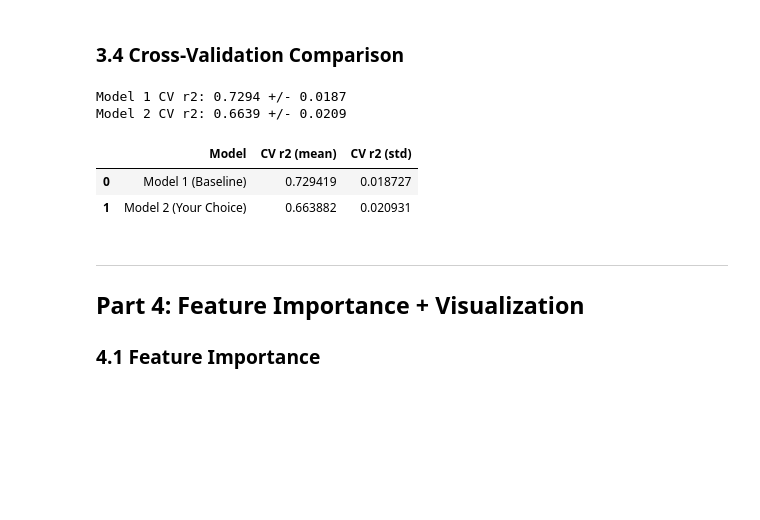
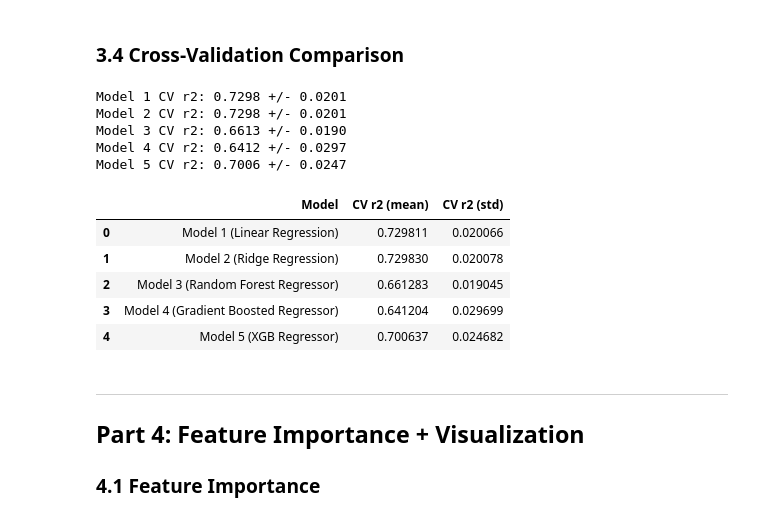
Before and after one commit to jiissung/ML_Prediction, a Jupyter notebook: Model_Analysis.ipynb, the cells around one changed output. Saved outputs shown, nothing was run; the diff lists cells and outputs as text; code cells hidden in the pictures; blank space fills up the shorter version.

```diff
--- a/Model_Analysis.ipynb
+++ b/Model_Analysis.ipynb
@@ -339,0 +327,23 @@ R2:   0.7192
+# %%
+ridge_alphas = [0.1, 0.5, 1.0, 5.0, 10.0, 50.0, 100.0]
+ridge_scores = []
+
+for alpha in ridge_alphas:
+    ridge = Ridge(alpha=alpha, random_state=42)
+    scores = cross_val_score(ridge, X_train, y_train, cv=5, scoring='r2')
+    ridge_scores.append(scores.mean())
+
+best_alpha = ridge_alphas[np.argmax(ridge_scores)]
+print(f"Best alpha: {best_alpha}")
+
+ridge_best = Ridge(alpha=best_alpha, random_state=42)
+ridge_best.fit(X_train, y_train)
+
+# Best Parameters
+y_pred_2 = ridge_best.predict(X_test)
+
+print('\nModel 2: Random Forest')
+
+print(f'RMSE: {np.sqrt(mean_squared_error(y_test, y_pred_2)):.4f}')
+print(f'MAE:  {mean_absolute_error(y_test, y_pred_2):.4f}')
+print(f'R2:   {r2_score(y_test, y_pred_2):.4f}')
@@ -340,34 +471,39 @@ R2:   0.7192
 # %% [markdown]
 ### 3.4 Cross-Validation Comparison
 # %%
-# ============================================================
-# 3.4 Cross-validation (Ch 15)
-# ============================================================
-
-# Choose scoring: 'accuracy', 'f1', 'roc_auc' (classification)
-#                  'neg_mean_squared_error', 'r2' (regression)
-
 scoring = 'r2'
 
 cv_1 = cross_val_score(model_1, X_train, y_train, cv=5, scoring=scoring)
-cv_2 = cross_val_score(model_2, X_train, y_train, cv=5, scoring=scoring)
+cv_2 = cross_val_score(ridge_best, X_train, y_train, cv=5, scoring=scoring)
+cv_3 = cross_val_score(model_3_best, X_train, y_train, cv = 5, scoring = scoring)
+cv_4 = cross_val_score(gb_best, X_train, y_train, cv = 5, scoring = scoring)
+cv_5 = cross_val_score(xgb_best, X_train, y_train, cv = 5, scoring = scoring)
 
 print(f'Model 1 CV {scoring}: {cv_1.mean():.4f} +/- {cv_1.std():.4f}')
 print(f'Model 2 CV {scoring}: {cv_2.mean():.4f} +/- {cv_2.std():.4f}')
+print(f'Model 3 CV {scoring}: {cv_3.mean():.4f} +/- {cv_3.std():.4f}')
+print(f'Model 4 CV {scoring}: {cv_4.mean():.4f} +/- {cv_4.std():.4f}')
+print(f'Model 5 CV {scoring}: {cv_5.mean():.4f} +/- {cv_5.std():.4f}')
 
 # Comparison table
 comparison = pd.DataFrame({
-    'Model': ['Model 1 (Baseline)', 'Model 2 (Your Choice)'],
-    f'CV {scoring} (mean)': [cv_1.mean(), cv_2.mean()],
-    f'CV {scoring} (std)': [cv_1.std(), cv_2.std()],
+    'Model': ['Model 1 (Linear Regression)', 'Model 2 (Ridge Regression)', "Model 3 (Random Forest Regressor)", "Model 4 (Gradient Boosted Regressor)", "Model 5 (XGB Regressor)"],
+    f'CV {scoring} (mean)': [cv_1.mean(), cv_2.mean(), cv_3.mean(), cv_4.mean(), cv_5.mean()],
+    f'CV {scoring} (std)': [cv_1.std(), cv_2.std(), cv_3.std(), cv_4.std(), cv_5.std()],
 })
 comparison
 # %% [output]
-Model 1 CV r2: 0.7294 +/- 0.0187
-Model 2 CV r2: 0.6639 +/- 0.0209
+Model 1 CV r2: 0.7298 +/- 0.0201
+Model 2 CV r2: 0.7298 +/- 0.0201
+Model 3 CV r2: 0.6613 +/- 0.0190
+Model 4 CV r2: 0.6412 +/- 0.0297
+Model 5 CV r2: 0.7006 +/- 0.0247
 |  | Model | CV r2 (mean) | CV r2 (std) |
-| 0 | Model 1 (Baseline) | 0.729419 | 0.018727 |
-| 1 | Model 2 (Your Choice) | 0.663882 | 0.020931 |
+| 0 | Model 1 (Linear Regression) | 0.729811 | 0.020066 |
+| 1 | Model 2 (Ridge Regression) | 0.729830 | 0.020078 |
+| 2 | Model 3 (Random Forest Regressor) | 0.661283 | 0.019045 |
+| 3 | Model 4 (Gradient Boosted Regressor) | 0.641204 | 0.029699 |
+| 4 | Model 5 (XGB Regressor) | 0.700637 | 0.024682 |
 # %% [markdown]
 ---
 ## Part 4: Feature Importance + Visualization
```
Also changed, not shown: parts of 23 cells of this notebook, 3 other files.
